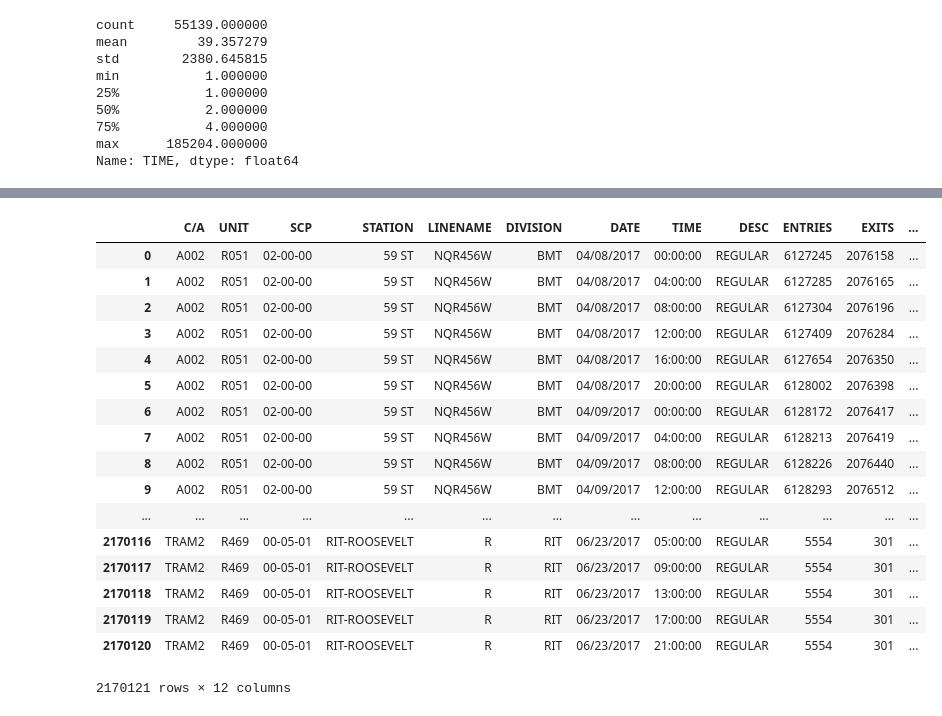
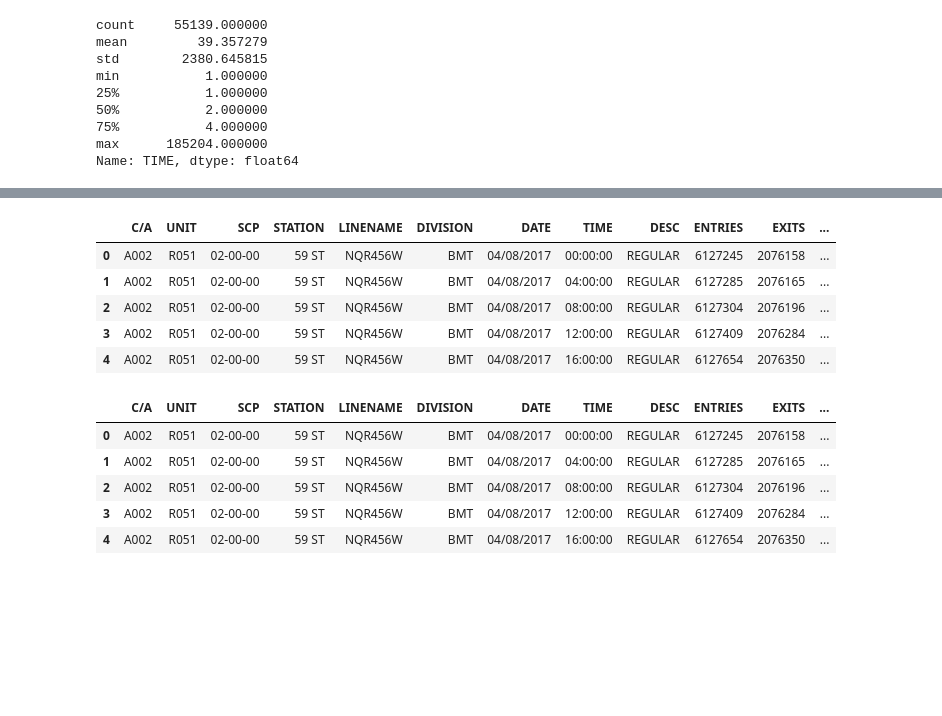
Before and after one commit to zhouza/MetisProject01, a Jupyter notebook: test.ipynb, the cells around one changed output, grey strips where cells are left out. Drawn from its saved outputs; the diff is of its cells as text; code cells hidden in the pictures; blank space fills up the shorter version.

```diff
--- a/test.ipynb
+++ b/test.ipynb
@@ -134,23 +113,13 @@ Name: TIME, dtype: float64
 # %%
 df_traffic["DATE_TIME"] = pd.to_datetime(df_traffic.DATE + " " + df_traffic.TIME, format="%m/%d/%Y %H:%M:%S")
+# %%
+df_traffic = df_traffic.sort_values(by=['C/A', 'UNIT', 'SCP', 'STATION', 'LINENAME', 'DIVISION', 'DATE_TIME'], ascending=True)
 # %%
-df_traffic
+df_traffic.head()
 # %% [output]
 |  | C/A | UNIT | SCP | STATION | LINENAME | DIVISION | DATE | TIME | DESC | ENTRIES | EXITS | ... |
 | 0 | A002 | R051 | 02-00-00 | 59 ST | NQR456W | BMT | 04/08/2017 | 00:00:00 | REGULAR | 6127245 | 2076158 | ... |
 | 1 | A002 | R051 | 02-00-00 | 59 ST | NQR456W | BMT | 04/08/2017 | 04:00:00 | REGULAR | 6127285 | 2076165 | ... |
 | 2 | A002 | R051 | 02-00-00 | 59 ST | NQR456W | BMT | 04/08/2017 | 08:00:00 | REGULAR | 6127304 | 2076196 | ... |
 | 3 | A002 | R051 | 02-00-00 | 59 ST | NQR456W | BMT | 04/08/2017 | 12:00:00 | REGULAR | 6127409 | 2076284 | ... |
 | 4 | A002 | R051 | 02-00-00 | 59 ST | NQR456W | BMT | 04/08/2017 | 16:00:00 | REGULAR | 6127654 | 2076350 | ... |
-| 5 | A002 | R051 | 02-00-00 | 59 ST | NQR456W | BMT | 04/08/2017 | 20:00:00 | REGULAR | 6128002 | 2076398 | ... |
-| 6 | A002 | R051 | 02-00-00 | 59 ST | NQR456W | BMT | 04/09/2017 | 00:00:00 | REGULAR | 6128172 | 2076417 | ... |
-| 7 | A002 | R051 | 02-00-00 | 59 ST | NQR456W | BMT | 04/09/2017 | 04:00:00 | REGULAR | 6128213 | 2076419 | ... |
-| 8 | A002 | R051 | 02-00-00 | 59 ST | NQR456W | BMT | 04/09/2017 | 08:00:00 | REGULAR | 6128226 | 2076440 | ... |
-| 9 | A002 | R051 | 02-00-00 | 59 ST | NQR456W | BMT | 04/09/2017 | 12:00:00 | REGULAR | 6128293 | 2076512 | ... |
-| ... | ... | ... | ... | ... | ... | ... | ... | ... | ... | ... | ... | ... |
-| 2170116 | TRAM2 | R469 | 00-05-01 | RIT-ROOSEVELT | R | RIT | 06/23/2017 | 05:00:00 | REGULAR | 5554 | 301 | ... |
-| 2170117 | TRAM2 | R469 | 00-05-01 | RIT-ROOSEVELT | R | RIT | 06/23/2017 | 09:00:00 | REGULAR | 5554 | 301 | ... |
-| 2170118 | TRAM2 | R469 | 00-05-01 | RIT-ROOSEVELT | R | RIT | 06/23/2017 | 13:00:00 | REGULAR | 5554 | 301 | ... |
-| 2170119 | TRAM2 | R469 | 00-05-01 | RIT-ROOSEVELT | R | RIT | 06/23/2017 | 17:00:00 | REGULAR | 5554 | 301 | ... |
-| 2170120 | TRAM2 | R469 | 00-05-01 | RIT-ROOSEVELT | R | RIT | 06/23/2017 | 21:00:00 | REGULAR | 5554 | 301 | ... |
-2170121 rows × 12 columns
@@ -156,0 +130,9 @@ df_traffic
+# %%
+df_traffic.head()
+# %% [output]
+|  | C/A | UNIT | SCP | STATION | LINENAME | DIVISION | DATE | TIME | DESC | ENTRIES | EXITS | ... |
+| 0 | A002 | R051 | 02-00-00 | 59 ST | NQR456W | BMT | 04/08/2017 | 00:00:00 | REGULAR | 6127245 | 2076158 | ... |
+| 1 | A002 | R051 | 02-00-00 | 59 ST | NQR456W | BMT | 04/08/2017 | 04:00:00 | REGULAR | 6127285 | 2076165 | ... |
+| 2 | A002 | R051 | 02-00-00 | 59 ST | NQR456W | BMT | 04/08/2017 | 08:00:00 | REGULAR | 6127304 | 2076196 | ... |
+| 3 | A002 | R051 | 02-00-00 | 59 ST | NQR456W | BMT | 04/08/2017 | 12:00:00 | REGULAR | 6127409 | 2076284 | ... |
+| 4 | A002 | R051 | 02-00-00 | 59 ST | NQR456W | BMT | 04/08/2017 | 16:00:00 | REGULAR | 6127654 | 2076350 | ... |
```
Also changed, not shown: parts of 39 cells of this notebook.
